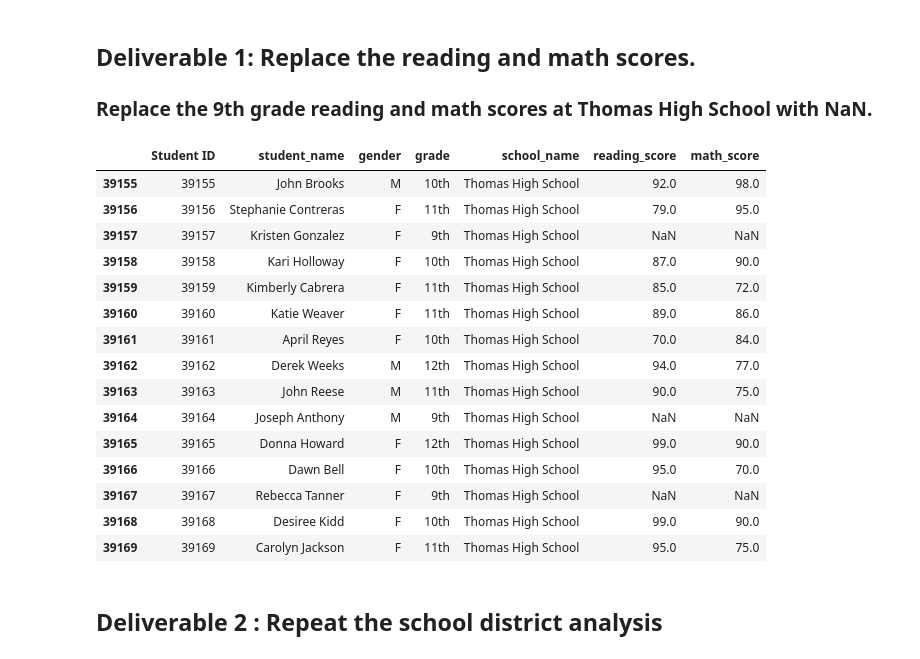
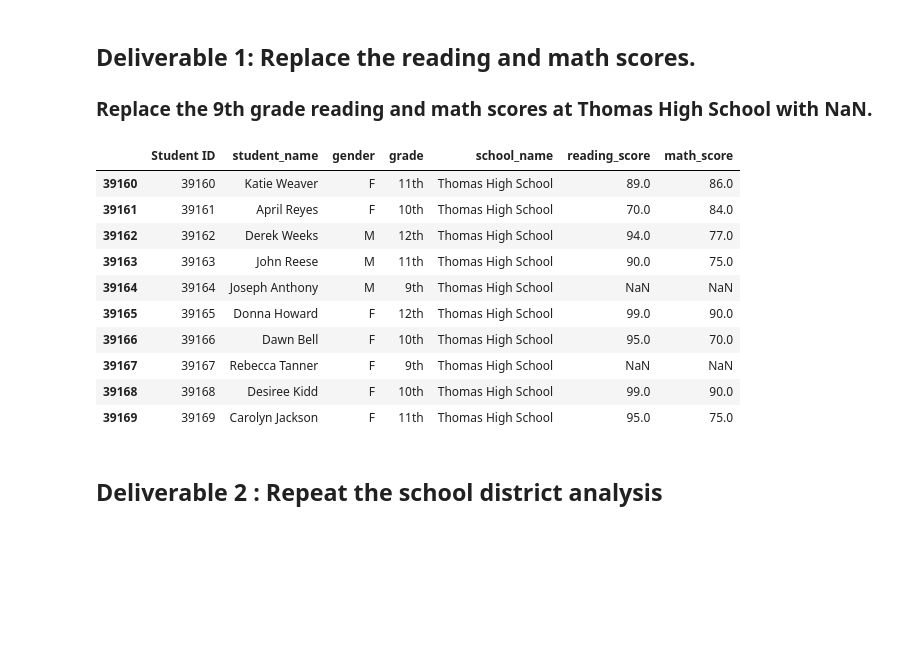
Before and after one commit to Tozerh/PyCity, a Jupyter notebook: PyCitySchools_Challenge.ipynb, the cells around one changed output. Cells and saved outputs as stored; diff of their text form; code cells hidden in the pictures; blank space fills up the shorter version.

```diff
--- a/PyCitySchools_Challenge.ipynb
+++ b/PyCitySchools_Challenge.ipynb
@@ -41,14 +41,9 @@ student_data_df.loc[(student_data_df['school_name'] =='Thomas High School') & (s
 student_data_df.loc[(student_data_df['school_name'] =='Thomas High School') & (student_data_df['grade']=='9th') ,'math_score'] = np.nan
 # %%
 #  Step 4. Check the student data for NaN's.
-student_data_df.tail(15)
+student_data_df.tail(10)
 # %% [output]
 |  | Student ID | student_name | gender | grade | school_name | reading_score | math_score |
-| 39155 | 39155 | John Brooks | M | 10th | Thomas High School | 92.0 | 98.0 |
-| 39156 | 39156 | Stephanie Contreras | F | 11th | Thomas High School | 79.0 | 95.0 |
-| 39157 | 39157 | Kristen Gonzalez | F | 9th | Thomas High School | NaN | NaN |
-| 39158 | 39158 | Kari Holloway | F | 10th | Thomas High School | 87.0 | 90.0 |
-| 39159 | 39159 | Kimberly Cabrera | F | 11th | Thomas High School | 85.0 | 72.0 |
 | 39160 | 39160 | Katie Weaver | F | 11th | Thomas High School | 89.0 | 86.0 |
 | 39161 | 39161 | April Reyes | F | 10th | Thomas High School | 70.0 | 84.0 |
 | 39162 | 39162 | Derek Weeks | M | 12th | Thomas High School | 94.0 | 77.0 |
```
Also changed, not shown: parts of 10 cells of this notebook.
